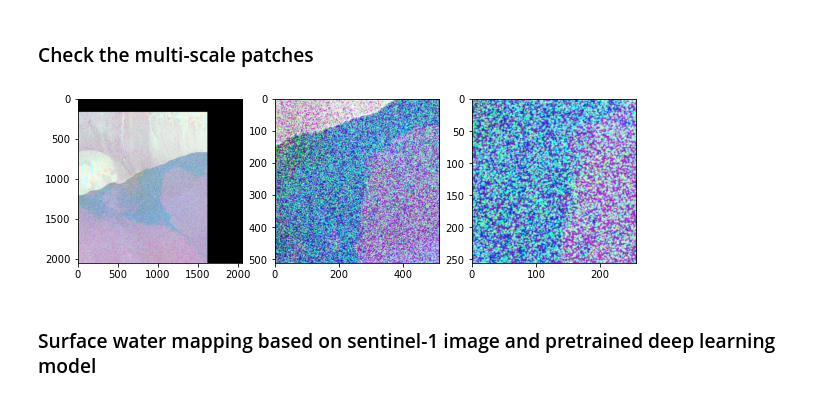
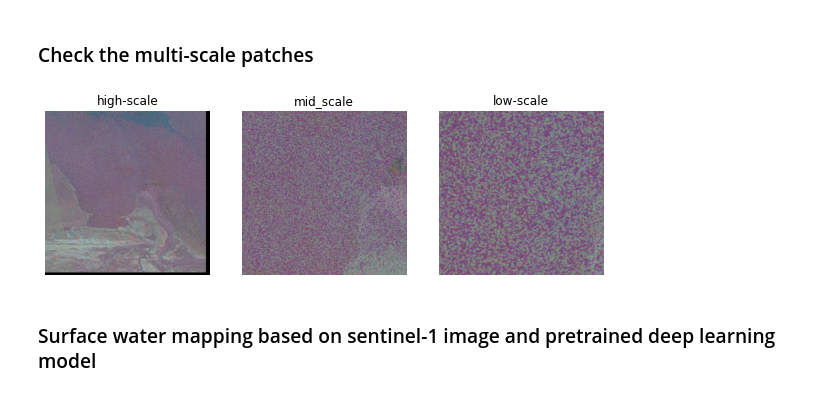
Before and after one commit to xinluo2018/Tibet-Water-2020, a Jupyter notebook: notebooks/model_pred.ipynb, the cells around one changed output. Saved outputs shown, nothing was run; the diff lists cells and outputs as text; code cells hidden in the pictures.

```diff
--- a/notebooks/model_pred.ipynb
+++ b/notebooks/model_pred.ipynb
@@ -72,14 +78,11 @@ print(len(patch_list),len(patch_list_mid),len(patch_list_high))
 # %%
 ind =random.randrange(len(patch_list))
 plt.figure(figsize=(10,4))
-plt.subplot(1,3,1)
-imgShow(patch_list_high[ind])
-plt.subplot(1,3,2)
-imgShow(patch_list_mid[ind])
-plt.subplot(1,3,3)
-imgShow(patch_list[ind])
+patch_list_sel = [patch_list_high[ind],patch_list_mid[ind],patch_list[ind]]
+patch_name = ['high-scale','mid_scale','low-scale']
+imsShow(img_list=patch_list_sel, img_name_list=patch_name)
 # %% [output]
-[figure, old version]
+[figure, new version]
 # %% [markdown]
 ### Surface water mapping based on sentinel-1 image and pretrained deep learning model
 # %%
```
Also changed, not shown: parts of 4 cells of this notebook, 34 other files.
